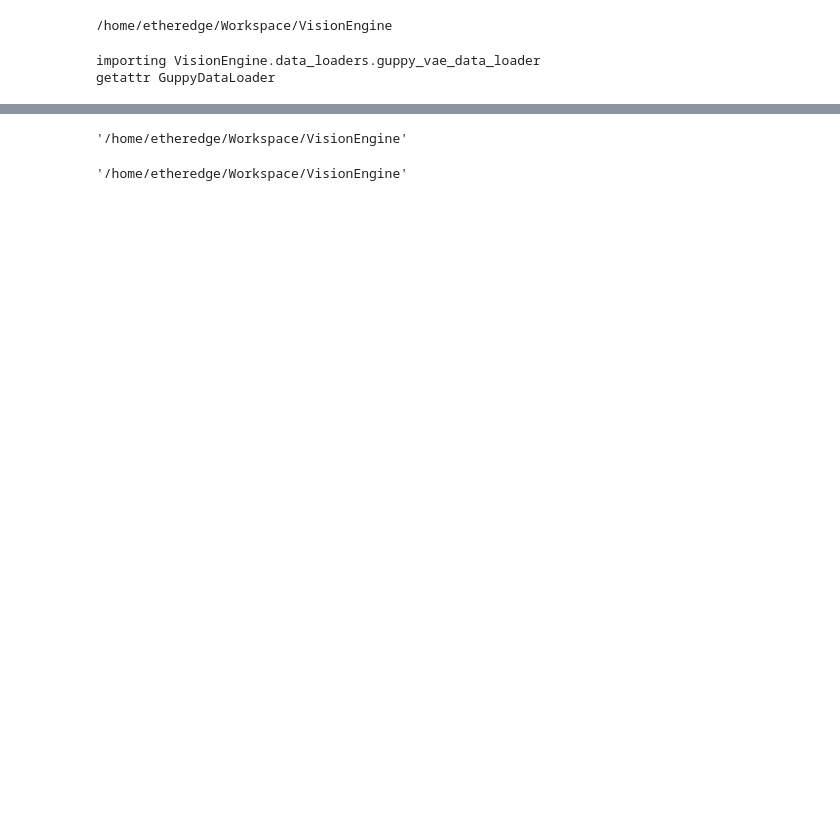
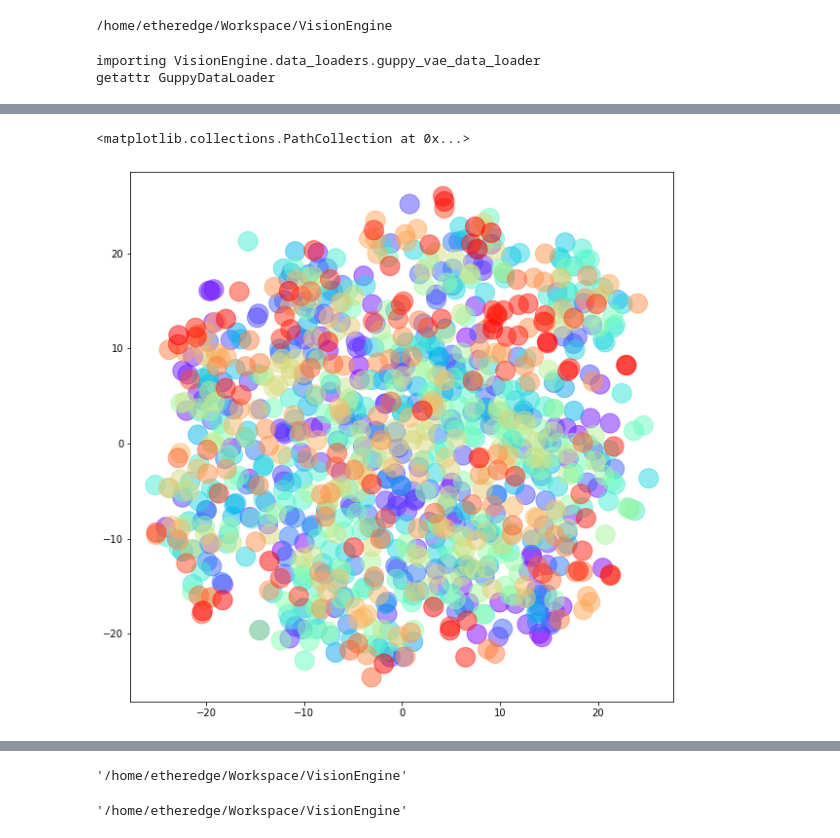
Before and after one commit to ietheredge/VisionEngine, a Jupyter notebook: notebooks/EvaluateModel.ipynb, the cells around one changed output, grey strips where cells are left out. Cells and saved outputs as stored; diff of their text form; code cells hidden in the pictures; blank space fills up the shorter version.

```diff
--- a/notebooks/EvaluateModel.ipynb
+++ b/notebooks/EvaluateModel.ipynb
@@ -117,3 +178,18 @@ z = embed_images(data_loader.get_test_data())
+# %%
+plt.figure(figsize=(10,10))
+classnames, indices = np.unique( labels, return_inverse=True)
+N = len(classnames)
+cmap = plt.cm.rainbow
+bounds = np.linspace(0,N,N+1)
+norm = mpl.colors.BoundaryNorm(bounds, cmap.N)
+
+embedding = vision_engine_embedding
+
+plt.scatter(embedding[:, 0], embedding[:, 1], alpha=0.5,
+        c=indices, cmap=cmap, norm=norm, s=400)
+# %% [output]
+<matplotlib.collections.PathCollection at 0x...>
+[figure, added]
 # %%
 labels = []
 images = []
```
Also changed, not shown: parts of 20 cells of this notebook, 26 other files.
